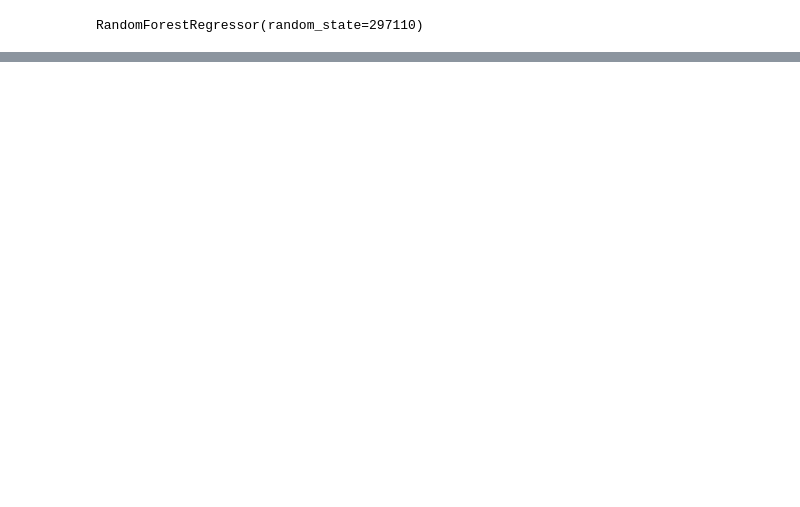
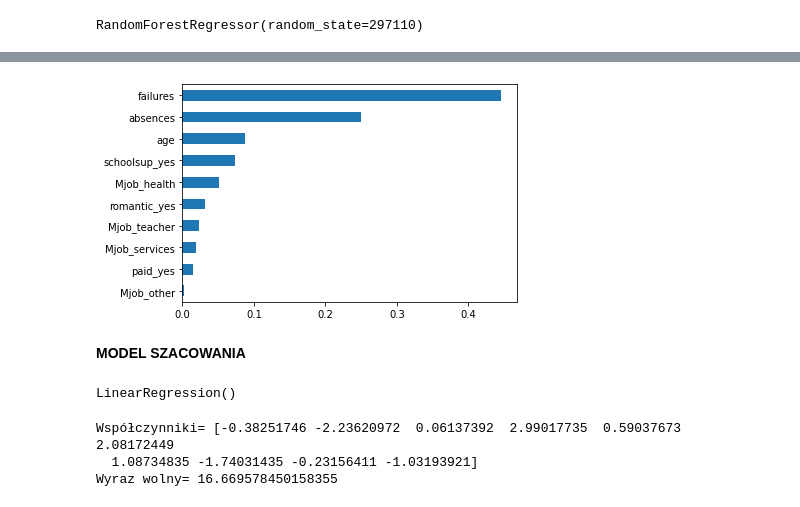
Before and after one commit to DarkArbiterr/AnalizaDanychStudents, a Jupyter notebook: Projekt_ED.ipynb, the cells around one changed output, grey strips where cells are left out. Drawn from its saved outputs; the diff is of its cells as text; code cells hidden in the pictures; blank space fills up the shorter version.

```diff
--- a/Projekt_ED.ipynb
+++ b/Projekt_ED.ipynb
@@ -1436,0 +1416,14 @@ waznosc_predyktorow(best_forest_reg.best_estimator_)
+# %%
+#Drzewa wyjątkowo losowe
+from sklearn.ensemble import ExtraTreesRegressor
+xtree_reg1 = ExtraTreesRegressor()
+xtree_reg1.fit(X_train, y_train)
+y_train_pred = xtree_reg1.predict(X_train)
+y_test_pred = xtree_reg1.predict(X_test)
+y_train_pred = np.round(y_train_pred)
+y_test_pred = np.round(y_test_pred)
+print('Zbiór uczący')
+ocen_model(y_train, y_train_pred)
+print('\n')
+print('Zbiór testowy')
+ocen_model(y_test, y_test_pred)
@@ -1436,0 +1441,5 @@ waznosc_predyktorow(best_forest_reg.best_estimator_)
+# %%
+hyperparameters = {'max_depth' : range(1,10), 'min_samples_split' : [10, 20, 50]}
+best_xtree_reg = GridSearchCV(ExtraTreesRegressor(random_state = 1234), hyperparameters, n_jobs = -1)
+best_xtree_reg.fit(X_train, y_train)
+best_xtree_reg.best_params_
@@ -1436,0 +1469,19 @@ waznosc_predyktorow(best_forest_reg.best_estimator_)
+# %%
+waznosc_predyktorow(best_xtree_reg.best_estimator_)
+# %% [output]
+[figure, added]
+# %% [markdown]
+**MODEL SZACOWANIA**
+# %%
+from sklearn.linear_model import LinearRegression
+model = LinearRegression()
+model.fit(X_train, y_train)
+# %% [output]
+LinearRegression()
+# %%
+print('Współczynniki=',model.coef_)
+print('Wyraz wolny=',model.intercept_)
+# %% [output]
+Współczynniki= [-0.38251746 -2.23620972  0.06137392  2.99017735  0.59037673  2.08172449
+  1.08734835 -1.74031435 -0.23156411 -1.03193921]
+Wyraz wolny= 16.669578450158355
```
Also changed, not shown: parts of 72 cells of this notebook.
